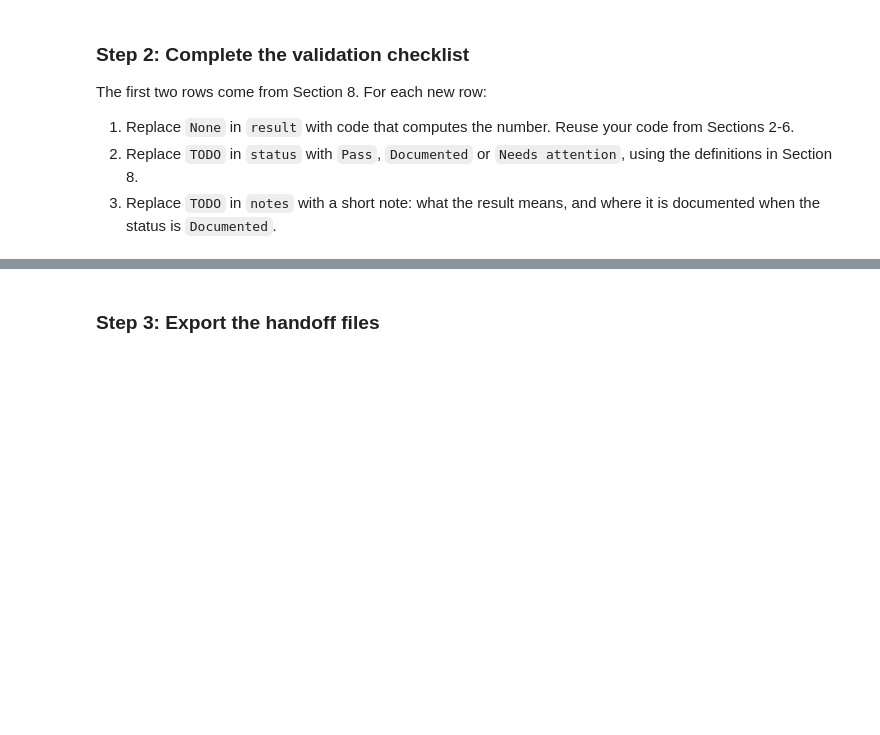
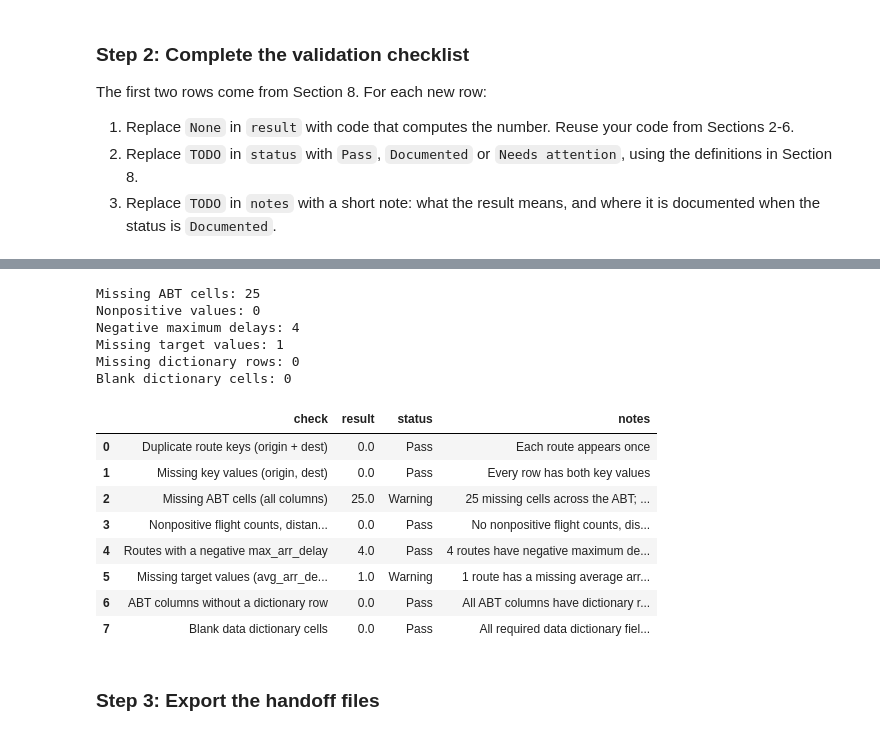
Before and after one commit to alexia-davila/ban6003-week-11-alexiadavila, a Jupyter notebook: notebooks/module11_abt_documentation_guided_lab.ipynb, the cells around one changed output, grey strips where cells are left out. Cells and saved outputs as stored; diff of their text form; code cells hidden in the pictures; blank space fills up the shorter version.

```diff
--- a/notebooks/module11_abt_documentation_guided_lab.ipynb
+++ b/notebooks/module11_abt_documentation_guided_lab.ipynb
@@ -544,3 +758,76 @@ validation_checklist
+# %%
+
+# Calculate the remaining validation results
+
+missing_cells = int(route_abt.isna().sum().sum())
+
+nonpositive = int((
+    (route_abt["flight_count"] <= 0) |
+    (route_abt["avg_distance"] <= 0) |
+    (route_abt["avg_air_time"] <= 0)
+).sum())
+
+negative_max = int((route_abt["max_arr_delay"] < 0).sum())
+
+missing_target = int(route_abt["avg_arr_delay"].isna().sum())
+
+missing_dictionary_rows = len(
+    set(route_abt.columns) - set(data_dictionary["column_name"])
+)
+
+blank_dictionary_cells = int(
+    data_dictionary[
+        ["description", "source",
+         "transformation_or_derivation", "notes_or_concerns"]
+    ].fillna("").eq("").sum().sum()
+)
+
+print("Missing ABT cells:", missing_cells)
+print("Nonpositive values:", nonpositive)
+print("Negative maximum delays:", negative_max)
+print("Missing target values:", missing_target)
+print("Missing dictionary rows:", missing_dictionary_rows)
+print("Blank dictionary cells:", blank_dictionary_cells)
+# %% [output]
+Missing ABT cells: 25
+Nonpositive values: 0
+Negative maximum delays: 4
+Missing target values: 1
+Missing dictionary rows: 0
+Blank dictionary cells: 0
+# %%
+
+results = [
+    (2, missing_cells, "Warning",
+     "25 missing cells across the ABT; documented in the data dictionary."),
+    (3, nonpositive, "Pass",
+     "No nonpositive flight counts, distances, or air times."),
+    (4, negative_max, "Pass",
+     "4 routes have negative maximum delays; each has only 1 flight."),
+    (5, missing_target, "Warning",
+     "1 route has a missing average arrival delay."),
+    (6, missing_dictionary_rows, "Pass",
+     "All ABT columns have dictionary rows."),
+    (7, blank_dictionary_cells, "Pass",
+     "All required data dictionary fields are complete.")
+]
+
+for row, result, status, notes in results:
+    validation_checklist.loc[row, "result"] = result
+    validation_checklist.loc[row, "status"] = status
+    validation_checklist.loc[row, "notes"] = notes
+
+validation_checklist
+# %% [output]
+|  | check | result | status | notes |
+| 0 | Duplicate route keys (origin + dest) | 0.0 | Pass | Each route appears once |
+| 1 | Missing key values (origin, dest) | 0.0 | Pass | Every row has both key values |
+| 2 | Missing ABT cells (all columns) | 25.0 | Warning | 25 missing cells across the ABT; ... |
+| 3 | Nonpositive flight counts, distan... | 0.0 | Pass | No nonpositive flight counts, dis... |
+| 4 | Routes with a negative max_arr_delay | 4.0 | Pass | 4 routes have negative maximum de... |
+| 5 | Missing target values (avg_arr_de... | 1.0 | Warning | 1 route has a missing average arr... |
+| 6 | ABT columns without a dictionary row | 0.0 | Pass | All ABT columns have dictionary r... |
+| 7 | Blank data dictionary cells | 0.0 | Pass | All required data dictionary fiel... |
 # %% [markdown]
 ### Step 3: Export the handoff files
 # %%
```
Also changed, not shown: parts of 31 cells of this notebook, 3 other files.
